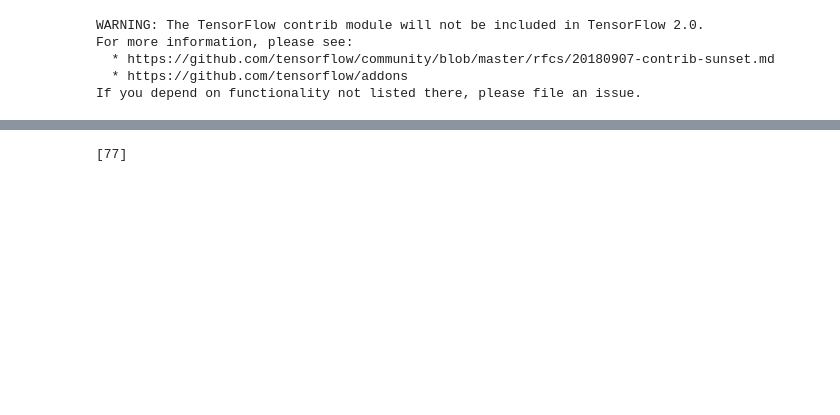
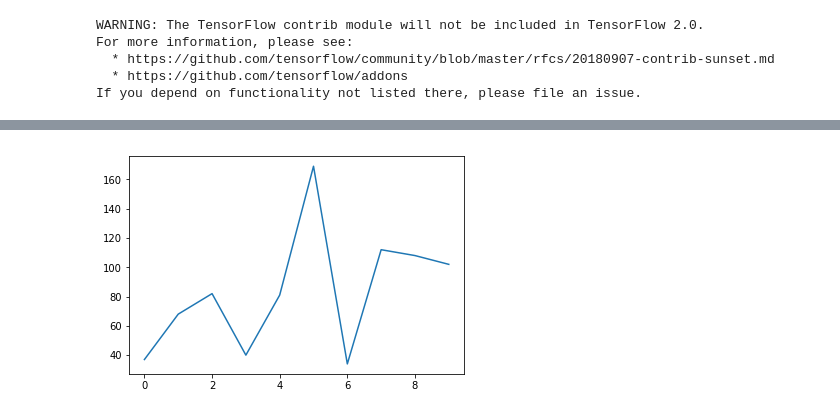
Before and after one commit to albalaka/DLQR, a Jupyter notebook: CartPole.ipynb, the cells around one changed output, grey strips where cells are left out. Cells and saved outputs as stored; diff of their text form; code cells hidden in the pictures; blank space fills up the shorter version.

```diff
--- a/CartPole.ipynb
+++ b/CartPole.ipynb
@@ -345,7 +345,7 @@ class LSTM_SSM_model(object):
         self.pole_length = self.env.length
         self.env_params = tf.expand_dims(np.array([self.gravity, self.cart_mass,
                                                    self.pole_mass,self.pole_length], dtype=np.float32),0)
-        self.Q = np.eye(4)*[10,1,1,1]
+        self.Q = np.eye(4)*[1,1,1,1]
         self.R = 1
 
         '''Saving model stuff, don"t need for now'''
@@ -734,6 +734,8 @@ class LSTM_SSM_model(object):
             self.sess.run(tf.global_variables_initializer())
 
             while not done:
+                #Try parameterizing u by NN, include it in new_affine
+
                 A, B, g, sigma = self.new_affine(output_single)
                 A,B,u,C,l_a_posteriori,P_a_posteriori,g,sigma,z = \
                         forward_filter_fn(A,B,u,self.C,l_a_posteriori,
@@ -766,5 +768,5 @@ with tf.Session() as sess:
     testing = LSTM_SSM_model(sess, name = 'deleteme')
     testing.build_new_LSTM()
     testing.sess.run(tf.global_variables_initializer())
-    testing.new_train(1)
+    testing.new_train(10)
     rewards=testing.rewards
@@ -771,7 +791,8 @@ with tf.Session() as sess:
-# %%
-rewards
-# %% [output]
-[77]
+# %%
+plt.plot(rewards)
+plt.show()
+# %% [output]
+[figure, added]
 # %%
 tf.reset_default_graph()
 with tf.Session() as sess:
```
Also changed, not shown: parts of 1 cell of this notebook, 1 other file.
